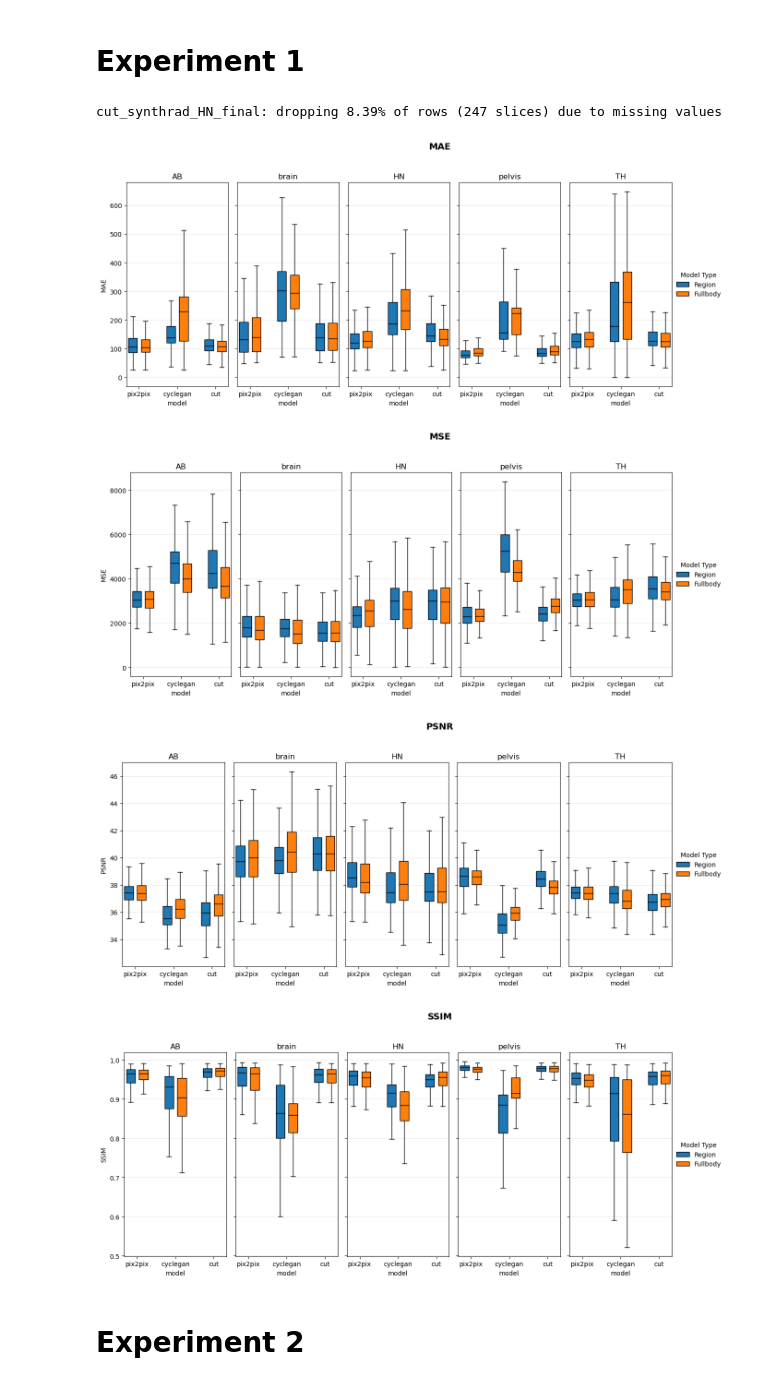
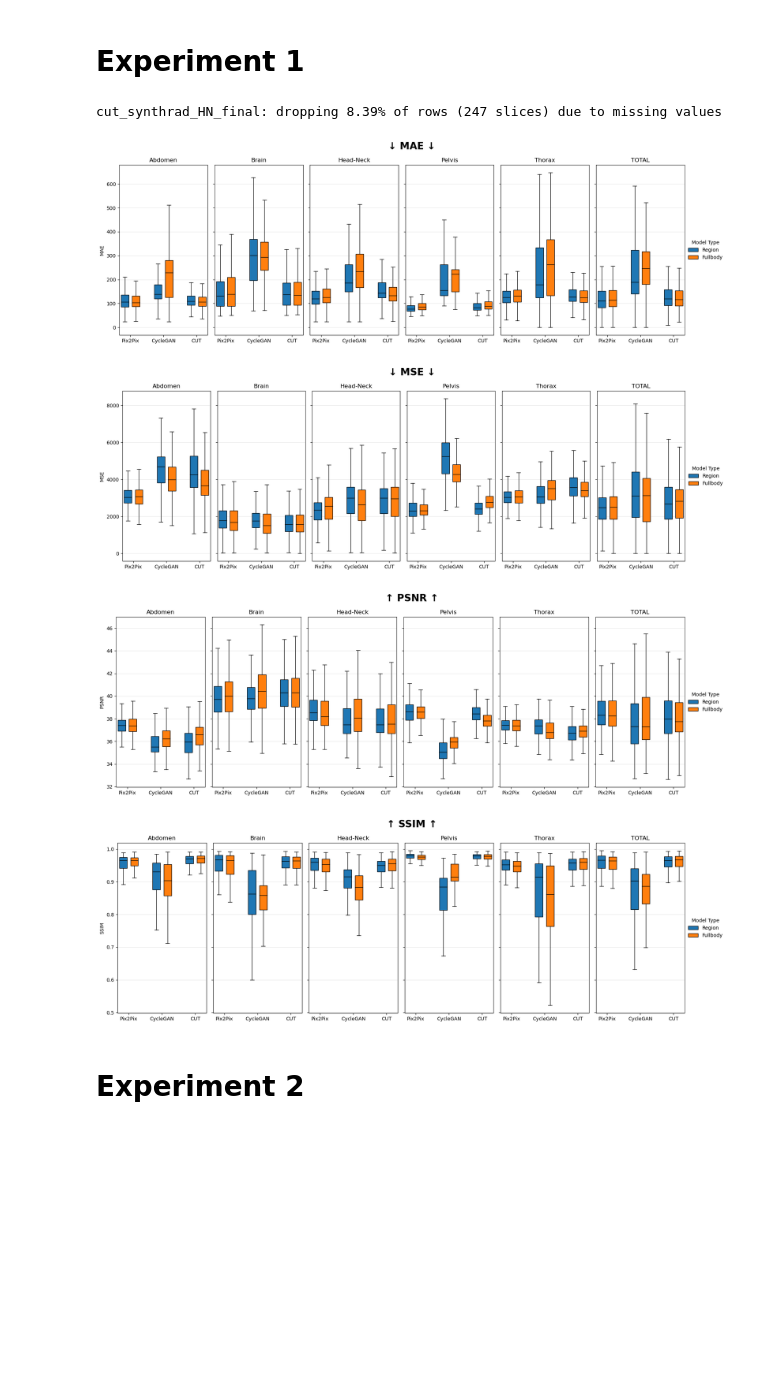
Before and after one commit to NicSchuler/fullbody-sCT, a Jupyter notebook: training/checkpoints/visualize_testing_results.ipynb, the cells around one changed output. Drawn from its saved outputs; the diff is of its cells as text; code cells hidden in the pictures; blank space fills up the shorter version.

Commit message:
finalize experiment 1 testing plots

```diff
--- a/training/checkpoints/visualize_testing_results.ipynb
+++ b/training/checkpoints/visualize_testing_results.ipynb
@@ -1,12 +1,5 @@
 # %% [markdown]
 # Functions
-# %%
-import pandas as pd
-BASE_PATH = "/local/scratch/datasets/FullbodySCT/Synthrad_combined_preprocessed/100results/"
-path = "pix2pix_synthrad_abdomen_final/test_50/test_metrics_over_all.csv"
-df = pd.read_csv(BASE_PATH + path)
-df["bodyregion"] = df["file_name"].str.split("_").str[0]
-df["model"] = path.split("_")[0]
 # %%
 import pandas as pd
 import matplotlib.pyplot as plt
@@ -363,38 +537,45 @@ data_info_ex1 = pd.DataFrame(
         ["Region", "Baseline", "cyclegan_head_neck_final/test_50/test_metrics_over_all.csv"],
         ["Region", "Baseline", "cyclegan_pelvis_final/test_50/test_metrics_over_all.csv"],
         ["Region", "Baseline", "cyclegan_thorax_final/test_50/test_metrics_over_all.csv"],
         ["Fullbody", "Baseline", "cyclegan_allregions_final/test_50/test_metrics_over_all.csv"],
 
         ["Region", "Baseline", "cut_synthrad_abdomen_final/test_50/test_metrics_over_all.csv"],
         ["Region", "Baseline", "cut_synthrad_brain_final/test_50/test_metrics_over_all.csv"],
         ["Region", "Baseline", "cut_synthrad_HN_final/test_50/test_metrics_over_all.csv"],
         ["Region", "Baseline", "cut_synthrad_pelvis_final/test_50/test_metrics_over_all.csv"],
         ["Region", "Baseline", "cut_synthrad_TH_final/test_50/test_metrics_over_all.csv"],
         ["Fullbody", "Baseline", "cut_synthrad_allregions_final/test_50/test_metrics_over_all.csv"],
     ],
     columns=["region_or_fullbody", "preprocessing", "path"],
 )
 
 all_data = load_and_concat(data_info_ex1)
 for metric in ["MAE", "MSE", "PSNR", "SSIM"]:
-    plot_metric_with_subplots(
+    # plot_metric_with_subplots(
+    #     all_data,
+    #     metric=metric,
+    #     subplot_column="bodyregion",
+    #     groups=["model", "region_or_fullbody"],
+    #     legend_title="Model Type",
+    # )
+    plot_metric_with_subplots_incl_total(
         all_data,
         metric=metric,
         subplot_column="bodyregion",
         groups=["model", "region_or_fullbody"],
         legend_title="Model Type",
     )
 
 # # to produce separate plots by metric and bodyregion
 # for metric in ["MAE", "MSE", "PSNR", "SSIM"]:
 #     for bodyregion in all_data["bodyregion"].unique():
 #         plot_grouped_boxplots(all_data, "bodyregion", bodyregion, metric=metric, groups=["model", "region_or_fullbody"], legend_title="Separate Plots")
 # %% [output]
 cut_synthrad_HN_final: dropping 8.39% of rows (247 slices) due to missing values
-[figure, old version]
+[figure, new version]
-[figure, old version]
+[figure, new version]
-[figure, old version]
+[figure, new version]
-[figure, old version]
+[figure, new version]
 # %% [markdown]
 # Experiment 2
 # %%
```
Also changed, not shown: parts of 2 cells of this notebook.
